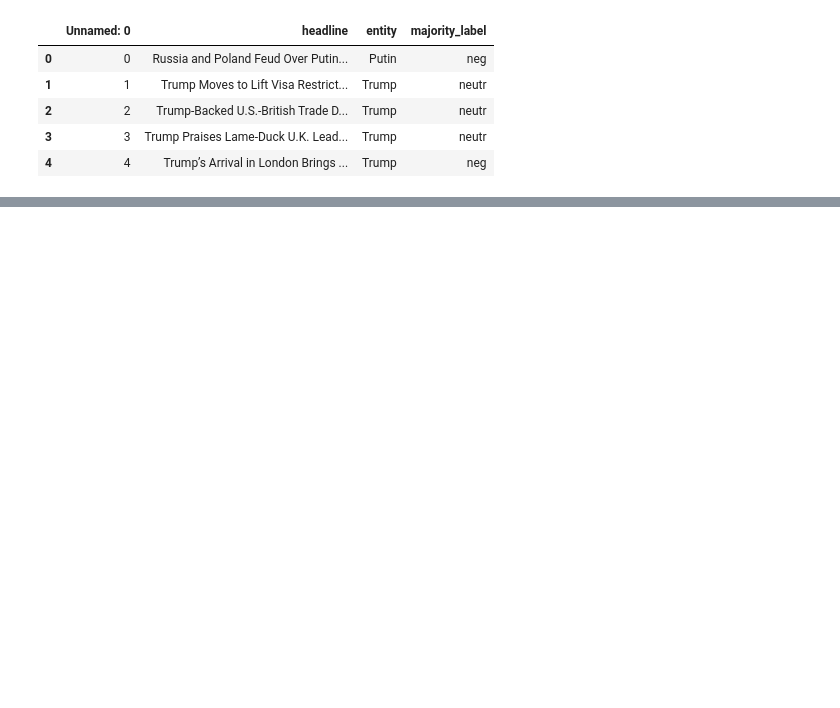
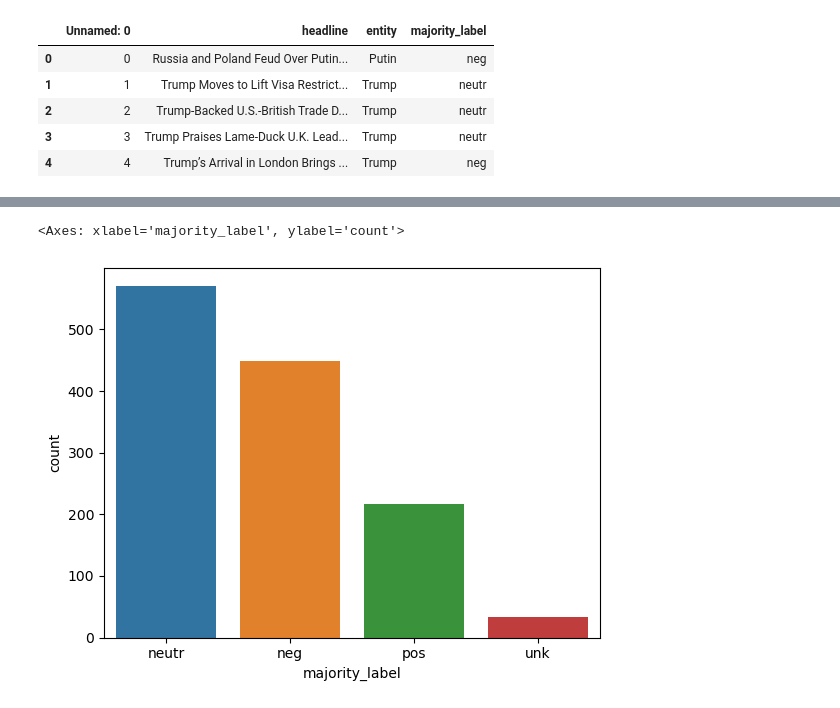
Before and after one commit to abhishekanand1710/nothing-new-s, a Jupyter notebook: Entity-Sentiment-Extraction-on-News.ipynb, the cells around one changed output, grey strips where cells are left out. Drawn from its saved outputs; the diff is of its cells as text; code cells hidden in the pictures; blank space fills up the shorter version.

```diff
--- a/Entity-Sentiment-Extraction-on-News.ipynb
+++ b/Entity-Sentiment-Extraction-on-News.ipynb
@@ -76,0 +75,5 @@ SEN_en_AMT_df.head()
+# %%
+sns.countplot(SEN_en_R_df, x='majority_label')
+# %% [output]
+<Axes: xlabel='majority_label', ylabel='count'>
+[figure, added]
```
Also changed, not shown: parts of 8 cells of this notebook.
